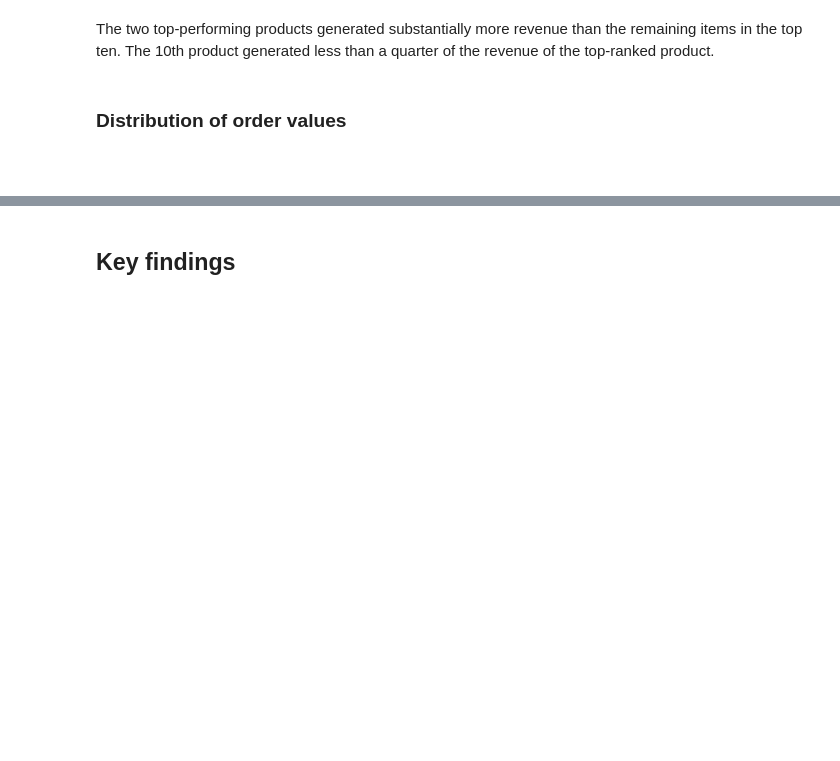
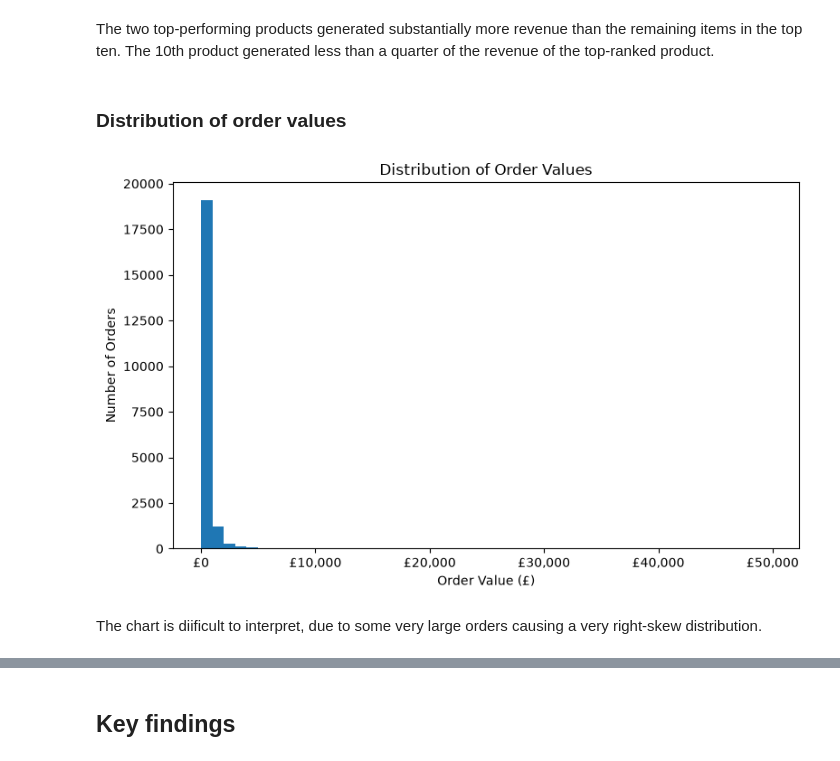
Before and after one commit to sch-data/retail-data-platform, a Jupyter notebook: notebooks/01_data_exploration.ipynb, the cells around one changed output, grey strips where cells are left out. Cells and saved outputs as stored; diff of their text form; code cells hidden in the pictures; blank space fills up the shorter version.

Commit message:
Further visualisations

```diff
--- a/notebooks/01_data_exploration.ipynb
+++ b/notebooks/01_data_exploration.ipynb
@@ -443,5 +443,30 @@ plt.show()
 The two top-performing products generated substantially more revenue than the remaining items in the top ten. The 10th product generated less than a quarter of the revenue of the top-ranked product.
 # %% [markdown]
 ### Distribution of order values
-# %% [markdown]
-###
+# %%
+order_values = (
+    df_clean.groupby("Invoice")["Revenue"]
+    .sum()
+)
+# %%
+plt.figure(figsize=(8, 5))
+
+plt.hist(
+    order_values,
+    bins=50
+)
+
+plt.title("Distribution of Order Values")
+plt.xlabel("Order Value (£)")
+plt.ylabel("Number of Orders")
+
+plt.gca().xaxis.set_major_formatter(
+    FuncFormatter(lambda x, _: f"£{x:,.0f}")
+)
+
+plt.tight_layout()
+plt.show()
+# %% [output]
+[figure, added]
+# %% [markdown]
+The chart is diificult to interpret, due to some very large orders causing a very right-skew distribution.
```
Also changed, not shown: parts of 5 cells of this notebook.
